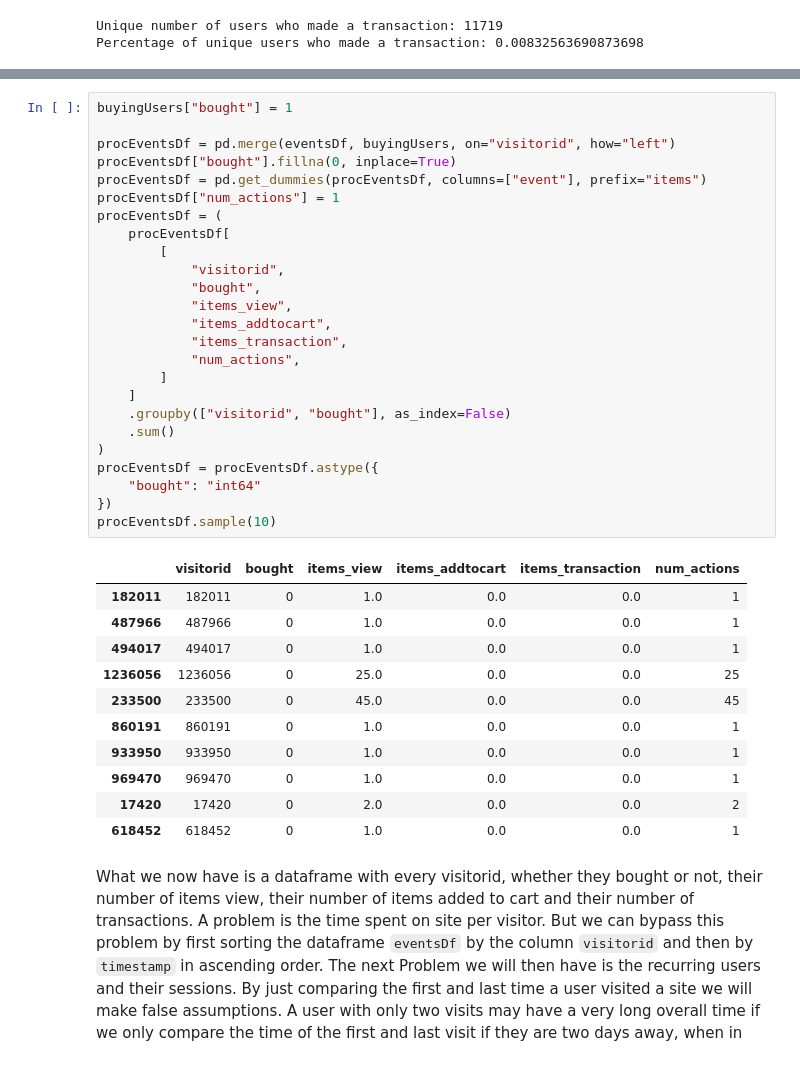
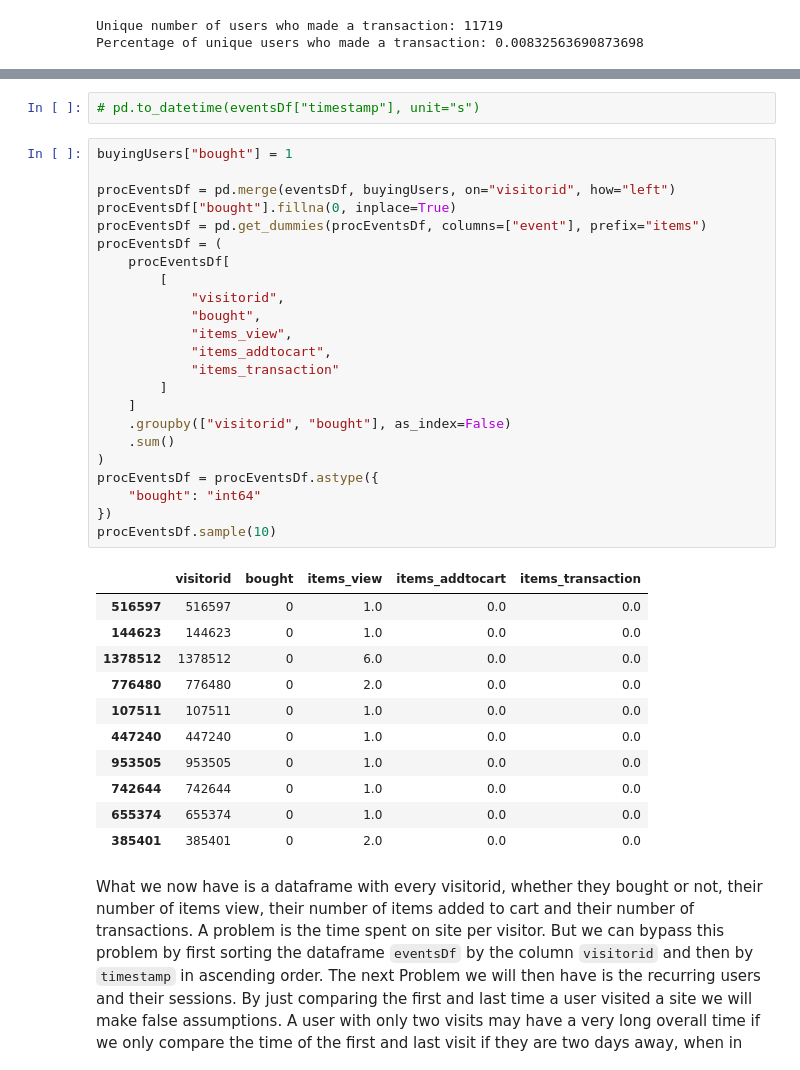
Before and after one commit to tinomerl/ecommerce-recommendation, a Jupyter notebook: ecommernce-user-behaviour.ipynb, the cells around one changed output, grey strips where cells are left out. Cells and saved outputs as stored; diff of their text form.

Commit message:
timestamp inspection

```diff
--- a/ecommernce-user-behaviour.ipynb
+++ b/ecommernce-user-behaviour.ipynb
@@ -225,39 +316,39 @@ Only 8.33% of the visitors made an actual transaction. That is a small number we
+# %%
+# pd.to_datetime(eventsDf["timestamp"], unit="s")
 # %%
 buyingUsers["bought"] = 1
 
 procEventsDf = pd.merge(eventsDf, buyingUsers, on="visitorid", how="left")
 procEventsDf["bought"].fillna(0, inplace=True)
 procEventsDf = pd.get_dummies(procEventsDf, columns=["event"], prefix="items")
-procEventsDf["num_actions"] = 1
 procEventsDf = (
     procEventsDf[
         [
             "visitorid",
             "bought",
             "items_view",
             "items_addtocart",
-            "items_transaction",
-            "num_actions",
+            "items_transaction"
         ]
     ]
     .groupby(["visitorid", "bought"], as_index=False)
     .sum()
 )
 procEventsDf = procEventsDf.astype({
     "bought": "int64"
 })
 procEventsDf.sample(10)
 # %% [output]
-|  | visitorid | bought | items_view | items_addtocart | items_transaction | num_actions |
-| 182011 | 182011 | 0 | 1.0 | 0.0 | 0.0 | 1 |
-| 487966 | 487966 | 0 | 1.0 | 0.0 | 0.0 | 1 |
-| 494017 | 494017 | 0 | 1.0 | 0.0 | 0.0 | 1 |
-| 1236056 | 1236056 | 0 | 25.0 | 0.0 | 0.0 | 25 |
-| 233500 | 233500 | 0 | 45.0 | 0.0 | 0.0 | 45 |
-| 860191 | 860191 | 0 | 1.0 | 0.0 | 0.0 | 1 |
-| 933950 | 933950 | 0 | 1.0 | 0.0 | 0.0 | 1 |
-| 969470 | 969470 | 0 | 1.0 | 0.0 | 0.0 | 1 |
-| 17420 | 17420 | 0 | 2.0 | 0.0 | 0.0 | 2 |
-| 618452 | 618452 | 0 | 1.0 | 0.0 | 0.0 | 1 |
+|  | visitorid | bought | items_view | items_addtocart | items_transaction |
+| 516597 | 516597 | 0 | 1.0 | 0.0 | 0.0 |
+| 144623 | 144623 | 0 | 1.0 | 0.0 | 0.0 |
+| 1378512 | 1378512 | 0 | 6.0 | 0.0 | 0.0 |
+| 776480 | 776480 | 0 | 2.0 | 0.0 | 0.0 |
+| 107511 | 107511 | 0 | 1.0 | 0.0 | 0.0 |
+| 447240 | 447240 | 0 | 1.0 | 0.0 | 0.0 |
+| 953505 | 953505 | 0 | 1.0 | 0.0 | 0.0 |
+| 742644 | 742644 | 0 | 1.0 | 0.0 | 0.0 |
+| 655374 | 655374 | 0 | 1.0 | 0.0 | 0.0 |
+| 385401 | 385401 | 0 | 2.0 | 0.0 | 0.0 |
 # %% [markdown]
 What we now have is a dataframe with every visitorid, whether they bought or not, their number of items view, their number of items added to cart and their number of transactions. A problem is the time spent on site per visitor. But we can bypass this problem by first sorting the dataframe `eventsDf` by the column `visitorid` and then by `timestamp` in ascending order. The next Problem we will then have is the recurring users and their sessions. By just comparing the first and last time a user visited a site we will make false assumptions. A user with only two visits may have a very long overall time if we only compare the time of the first and last visit if they are two days away, when in reality he always left the site right away. But this problem can be solved by calculating sessions. We would need to iterate over every visit a specific visitor made and compare it to a certain threshhold e.g. 30 minutes. When the difference between two actions is greater than the defined treshhold a new session would be started. This would be computational expensive. Another thing that would happen is that users that only have one action per session would have zero session time. This however ist a problem we would have nevertheless we would calculate the time a user spends on the page
```
Also changed, not shown: parts of 19 cells of this notebook.
